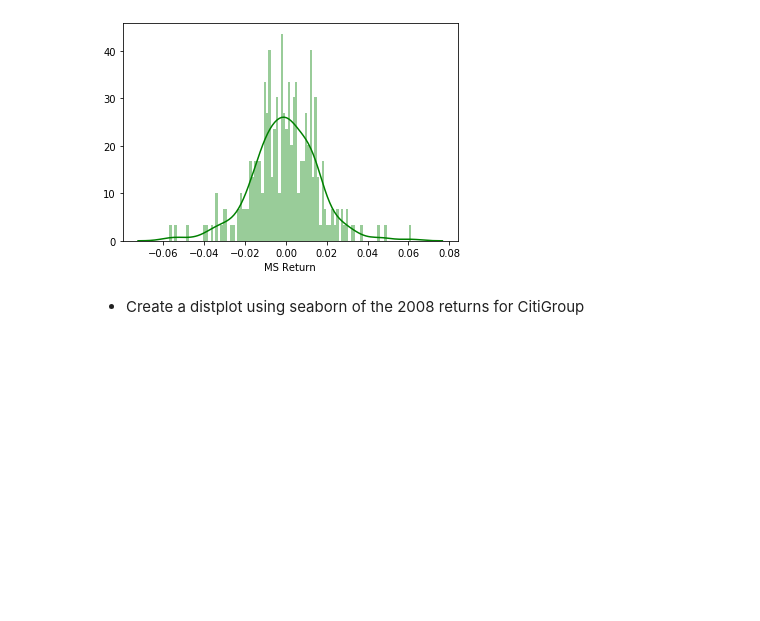
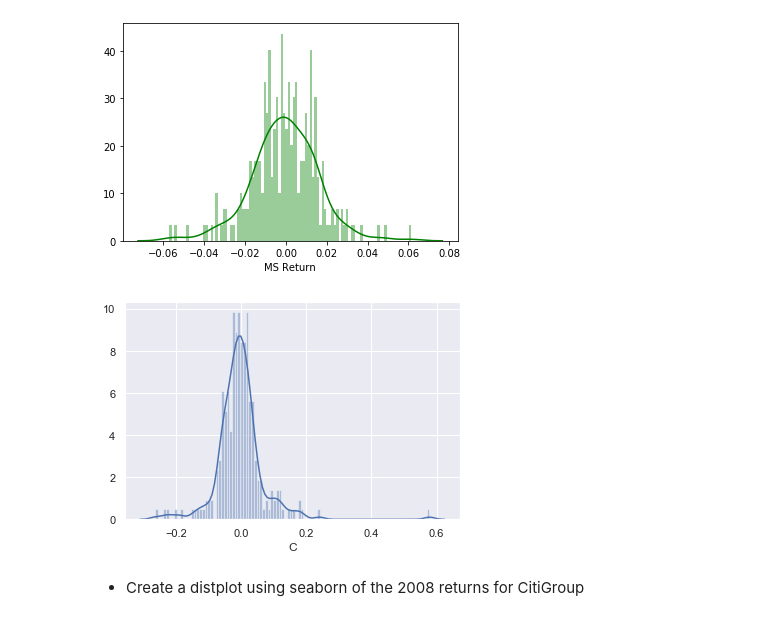
Before and after one commit to k21k/Python-Notes, a Jupyter notebook: Exercises - Qasim/Capstone Project 2/Finance Project.ipynb, the cells around one changed output. Drawn from its saved outputs; the diff is of its cells as text; code cells hidden in the pictures; blank space fills up the shorter version.

```diff
--- a/Exercises - Qasim/Capstone Project 2/Finance Project.ipynb
+++ b/Exercises - Qasim/Capstone Project 2/Finance Project.ipynb
@@ -297,6 +387,15 @@ dtype: float64
 # %% [output]
 <matplotlib.axes._subplots.AxesSubplot at 0x...>
 [figure]
+# %%
+sns.set(rc={"figure.figsize": (6, 4)})
+
+x = returns['C'][returns['Year']==2008 ]
+
+ax = sns.distplot(x, bins = 100)
+plt.show()
+# %% [output]
+[figure, added]
 # %% [markdown]
 * Create a distplot using seaborn of the 2008 returns for CitiGroup
 # %%
```
Also changed, not shown: parts of 21 cells of this notebook, 2 other files.
